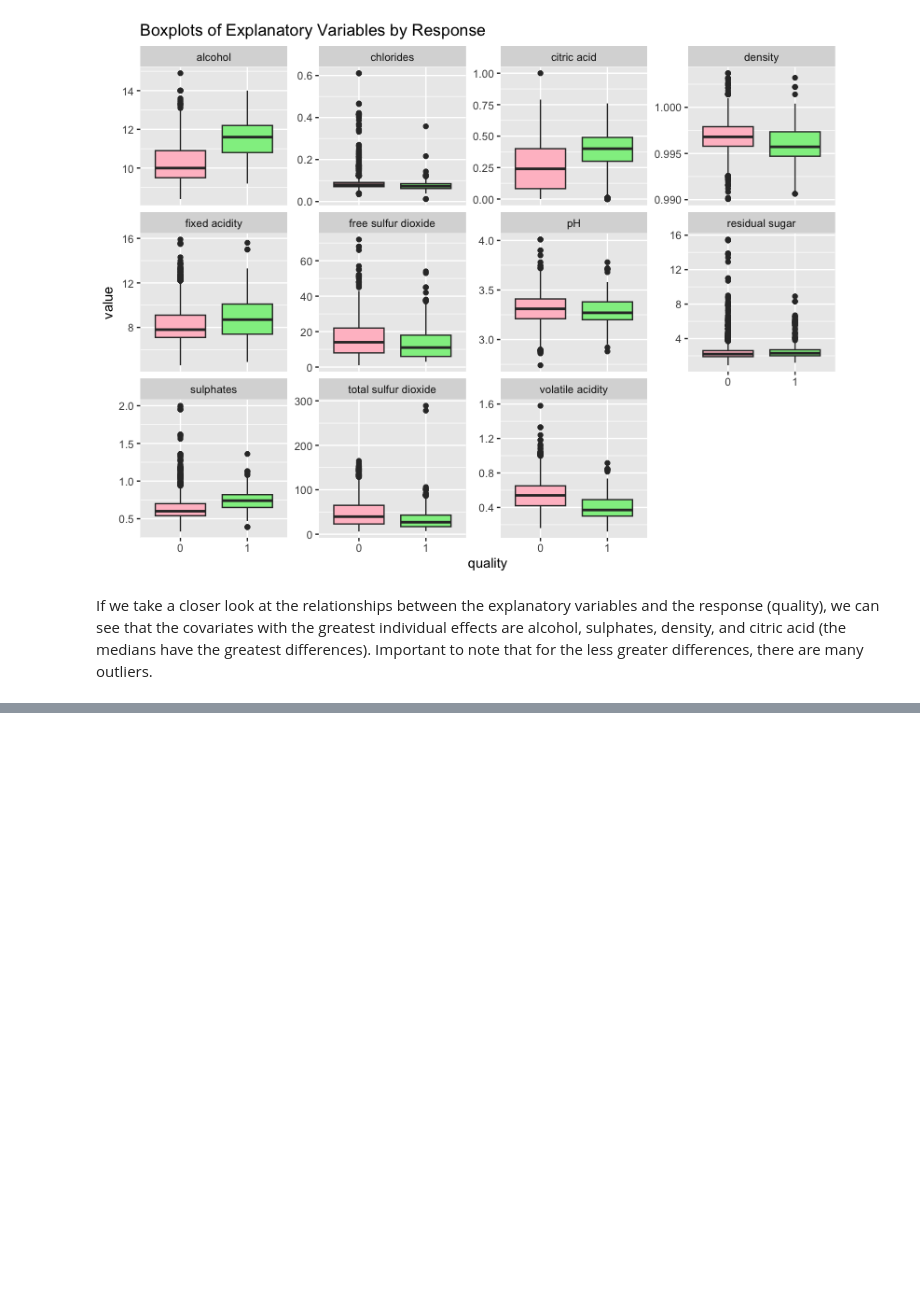
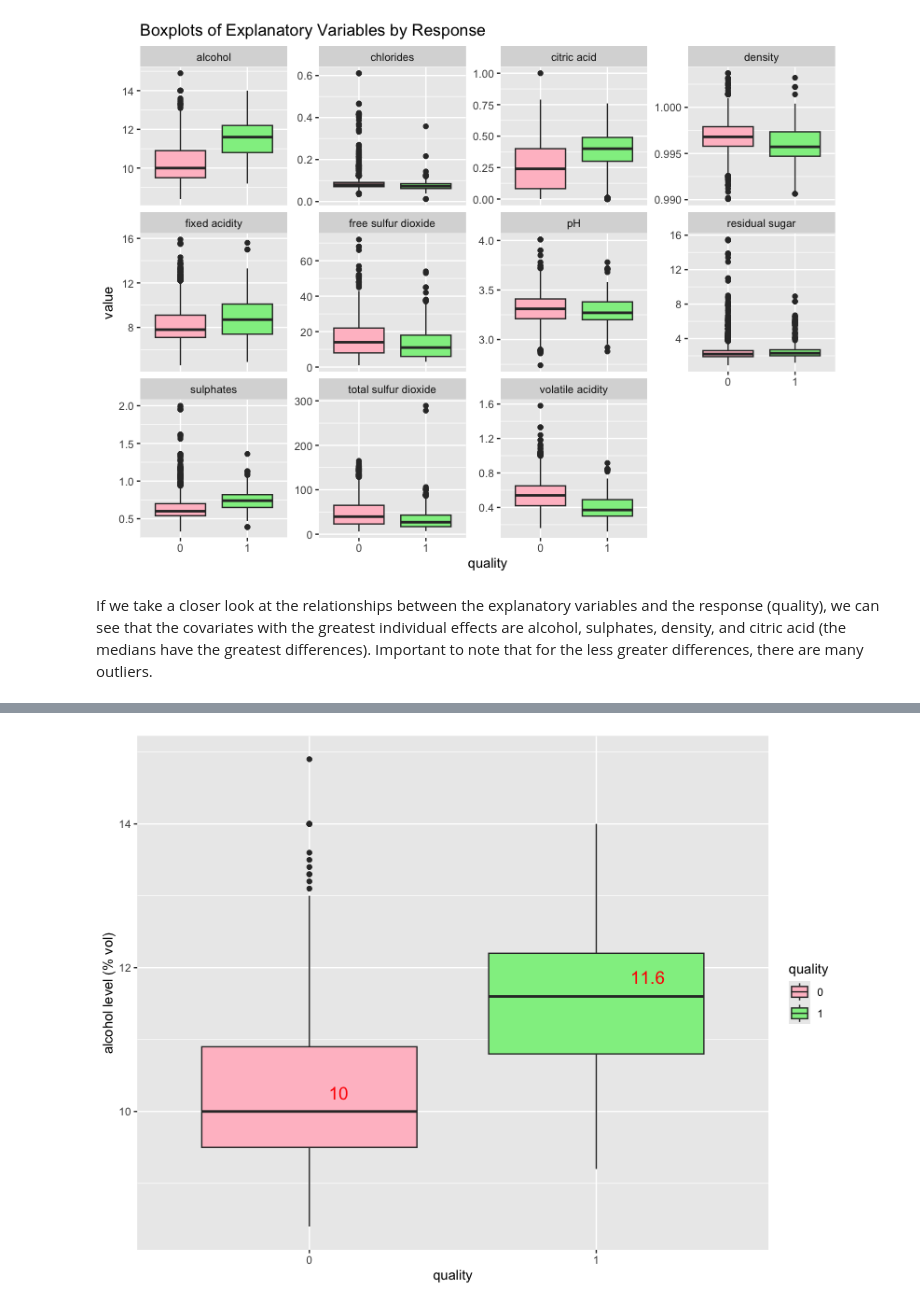
Before and after one commit to yukoyajima/Wine-Quality, a Jupyter notebook: EDA.ipynb, the cells around one changed output, grey strips where cells are left out. Saved outputs shown, nothing was run; the diff lists cells and outputs as text; code cells hidden in the pictures; blank space fills up the shorter version.

```diff
--- a/EDA.ipynb
+++ b/EDA.ipynb
@@ -90,0 +109,16 @@ If we take a closer look at the relationships between the explanatory variables
+# %%
+alc <- red_wine %>%
+  ggplot(aes(x = quality, y = alcohol, fill = quality)) +
+  geom_boxplot() +
+  labs(x = "quality", y="alcohol level (% vol)") +
+  stat_summary(fun = median,
+      geom = "text",
+      aes(label = round(..y.., 1)),
+      vjust = -1,
+      hjust = -1,
+      color = "red",
+      size = 5) +
+  scale_fill_manual(values = c("1"="lightgreen", "0"="pink" ))
+alc
+# %% [output]
+[figure, added]
```
Also changed, not shown: parts of 2 cells of this notebook, 1 other file.
